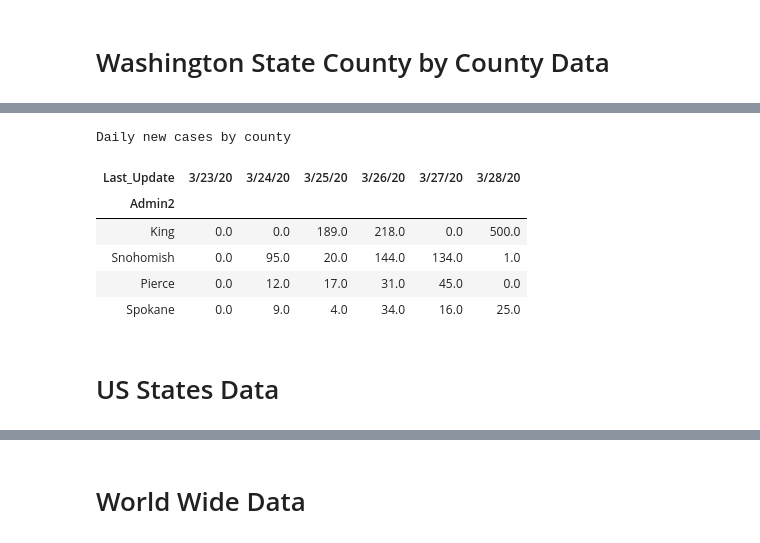
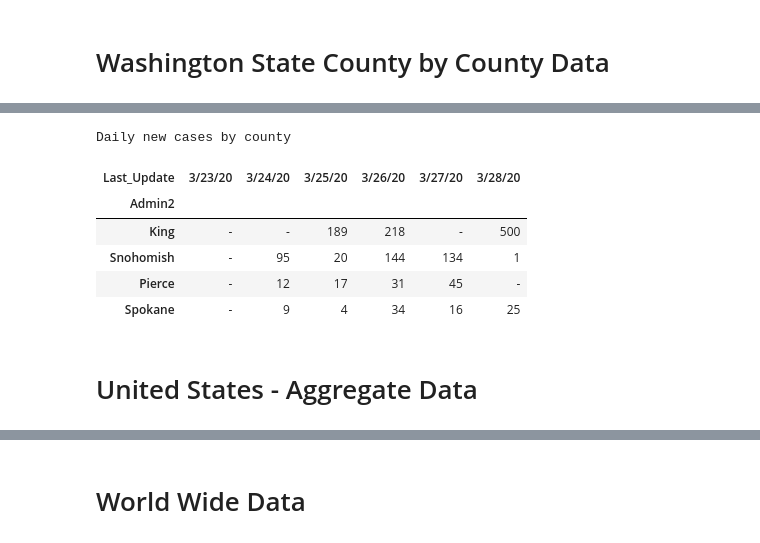
Before and after one commit to arkulkarni/COVID-19-Analysis, a Jupyter notebook: COVID-19-Analysis.ipynb, the cells around one changed output, grey strips where cells are left out. Drawn from its saved outputs; the diff is of its cells as text; code cells hidden in the pictures.

Commit message:
added US aggregate stats

```diff
--- a/COVID-19-Analysis.ipynb
+++ b/COVID-19-Analysis.ipynb
@@ -15,6 +17,9 @@ InteractiveShell.ast_node_interactivity = "all"
 # %%
 def PercentFormatter(x):
     return "{:.0%}".format(x) if not math.isnan(x) and not math.isinf(x) else "-"
+
+def IntegerFormatter(x):
+    return "{:,.0f}".format(x) if not math.isnan(x) and not math.isinf(x) and (x != 0) else "-"
 # %%
 # Read all the files
 dfConfirmedGlobal = pd.read_csv(r'https://raw.githubusercontent.com/CSSEGISandData/COVID-19/master/csse_covid_19_data/csse_covid_19_time_series/time_series_covid19_confirmed_global.csv')
@@ -109,38 +114,39 @@ py.iplot(dict(data=data, layout=layout))
 # %% [markdown]
 # Washington State County by County Data
 # %%
+# NYTimes Data Set
 # dfWAByCounty = dfUSCounties[dfUSCounties.state == 'Washington'].groupby(['county', 'date']).agg({'cases':sum, 'deaths':sum}).unstack().fillna(0)
 # dfWAByCountyConfirmed = dfWAByCounty['cases']
 
 dfWAByCounty = dfByDay[dfByDay.Province_State == 'Washington'].groupby(['Last_Update', 'Admin2']).agg({'Confirmed':sum, 'Deaths':sum}).unstack(level=0)
 dfWAByCountyConfirmed = dfWAByCounty.Confirmed
 dfWAByCountyConfirmed.columns = dfWAByCountyConfirmed.columns.map(lambda x: pd.to_datetime(x).strftime('%#m/%d/%y'))
 
 
 dfWAByCountyConfirmed = dfWAByCountyConfirmed.sort_values(dfWAByCountyConfirmed.columns[-1], ascending = False)
 dfWAByCountyConfirmedTop = dfWAByCountyConfirmed.head(10)
 dfWAByCountyConfirmedTop = dfWAByCountyConfirmedTop[dfWAByCountyConfirmedTop.columns[-10:]]
 
 data = [{
     'x': row[1].index,
     'y': row[1].values,
     'name': row[0]
 }  for row in dfWAByCountyConfirmedTop.iterrows()]
 
 layout = dict(title = 'WA Counties - Cumulative Confirmed Cases')
 py.iplot(dict(data=data, layout=layout))
 
 dfWAByCountyConfirmedTopNew = dfWAByCountyConfirmedTop.diff(axis=1).fillna(0).head(4)
 print('Daily new cases by county')
-dfWAByCountyConfirmedTopNew
+dfWAByCountyConfirmedTopNew.style.format(IntegerFormatter)
 # %% [output]
 [interactive output not drawn]
 Daily new cases by county
 | Last_Update | 3/23/20 | 3/24/20 | 3/25/20 | 3/26/20 | 3/27/20 | 3/28/20 |
 | Admin2 |  |  |  |  |  |  |
-| King | 0.0 | 0.0 | 189.0 | 218.0 | 0.0 | 500.0 |
-| Snohomish | 0.0 | 95.0 | 20.0 | 144.0 | 134.0 | 1.0 |
-| Pierce | 0.0 | 12.0 | 17.0 | 31.0 | 45.0 | 0.0 |
-| Spokane | 0.0 | 9.0 | 4.0 | 34.0 | 16.0 | 25.0 |
+| King | - | - | 189 | 218 | - | 500 |
+| Snohomish | - | 95 | 20 | 144 | 134 | 1 |
+| Pierce | - | 12 | 17 | 31 | 45 | - |
+| Spokane | - | 9 | 4 | 34 | 16 | 25 |
 # %% [markdown]
-# US States Data
+# United States - Aggregate Data
```
Also changed, not shown: parts of 5 cells of this notebook.
